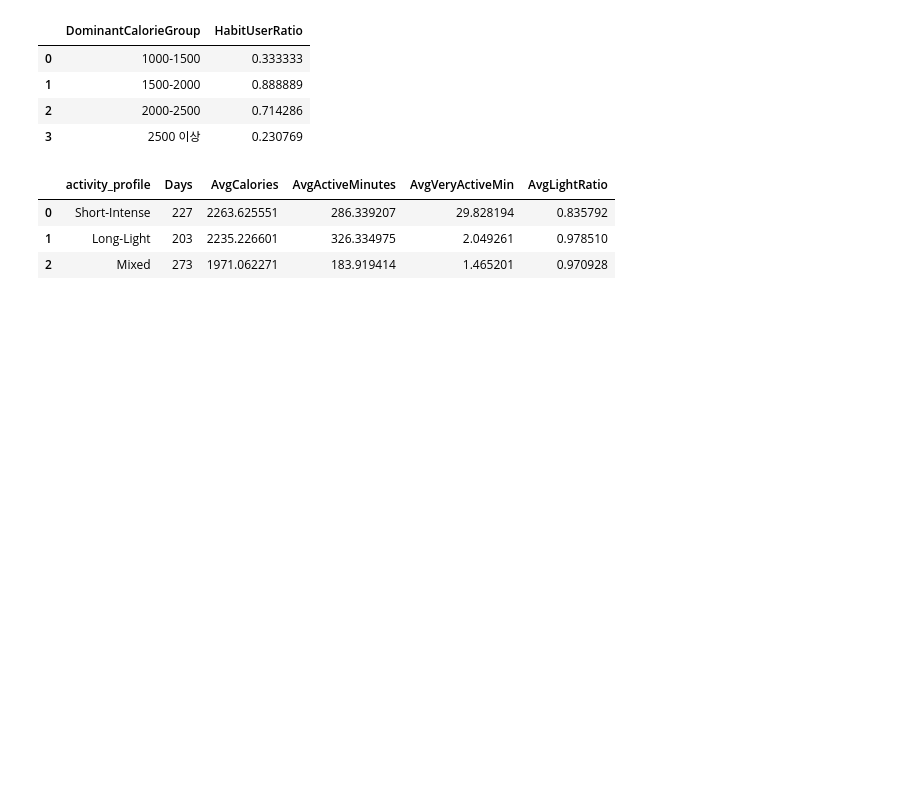
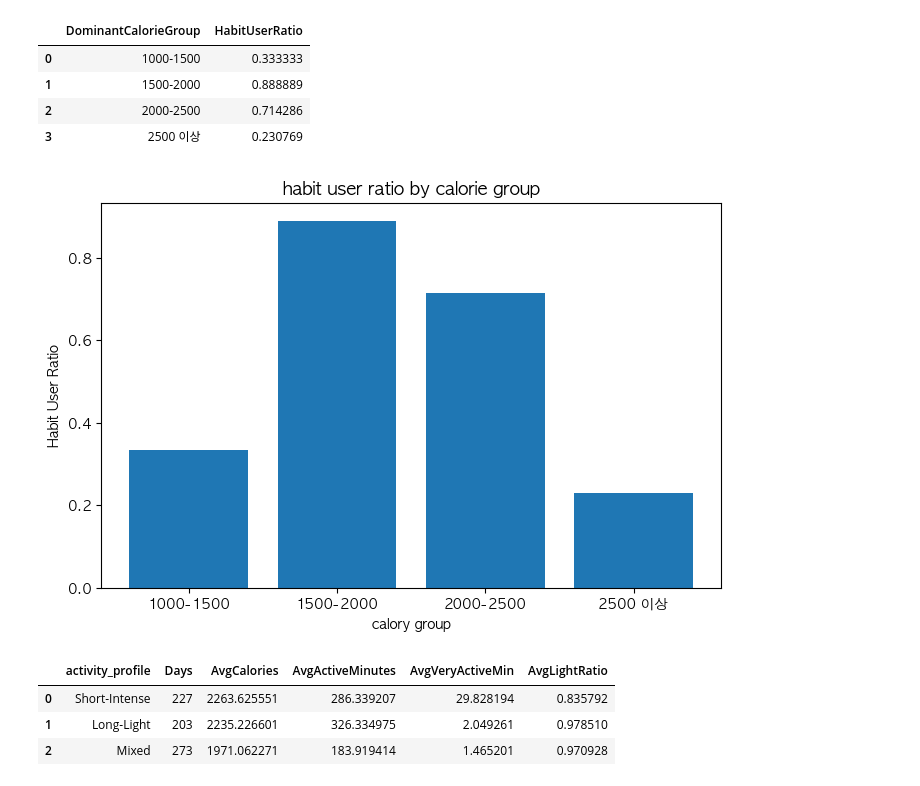
Before and after one commit to jeesy95-creator/sparta_15, a Jupyter notebook: notebooks/Soyun.ipynb, the cells around one changed output. Cells and saved outputs as stored; diff of their text form; code cells hidden in the pictures; blank space fills up the shorter version.

```diff
--- a/notebooks/Soyun.ipynb
+++ b/notebooks/Soyun.ipynb
@@ -1371,6 +1371,21 @@ habit_ratio
 | 1 | 1500-2000 | 0.888889 |
 | 2 | 2000-2500 | 0.714286 |
 | 3 | 2500 이상 | 0.230769 |
+# %%
+plt.rcParams['font.family'] = 'AppleGothic'
+plt.figure(figsize=(8,5))
+plt.bar(
+    habit_ratio['DominantCalorieGroup'],
+    habit_ratio['HabitUserRatio']
+)
+
+plt.title('habit user ratio by calorie group', fontsize=13)
+plt.xlabel('calory group')
+plt.ylabel('Habit User Ratio')
+
+plt.show()
+# %% [output]
+[figure, added]
 # %%
 #운동 강도 지표 분류 함수
 def activity_profile(row):
```
Also changed, not shown: parts of 2 cells of this notebook, 8 other files.
